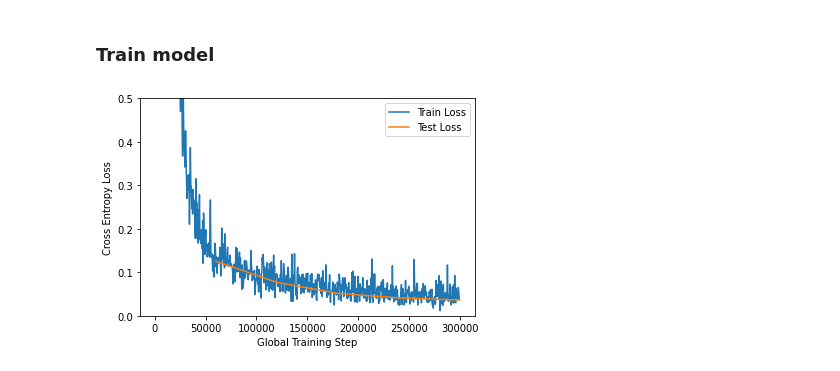
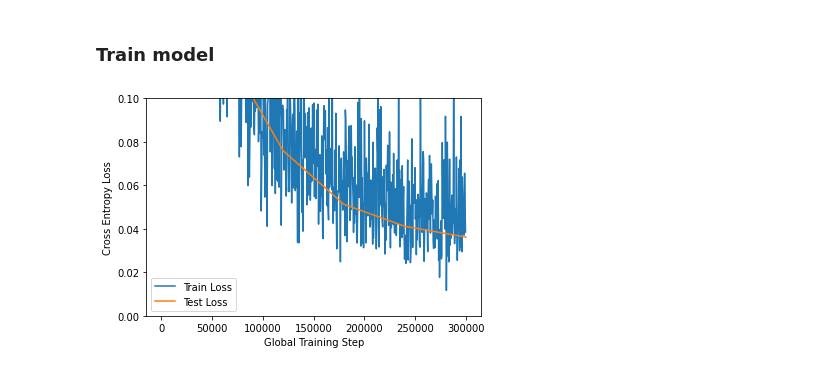
Before and after one commit to nicolobarboni/TDT4195-StarterCode, a Jupyter notebook: assignment2/task2.ipynb, the cells around one changed output. Cells and saved outputs as stored; diff of their text form; code cells hidden in the pictures.

```diff
--- a/assignment2/task2.ipynb
+++ b/assignment2/task2.ipynb
@@ -103,19 +93,19 @@ train_loss_dict, test_loss_dict = trainer.train(num_epochs)
 # %%
 # We can now plot the training loss with our utility script
 
 # Plot loss
 utils.plot_loss(train_loss_dict, label="Train Loss")
 utils.plot_loss(test_loss_dict, label="Test Loss")
 # Limit the y-axis of the plot (The range should not be increased!)
-plt.ylim([0, .5])
+plt.ylim([0, .1])
 plt.legend()
 plt.xlabel("Global Training Step")
 plt.ylabel("Cross Entropy Loss")
 plt.savefig(utils.image_output_dir.joinpath("task2a_plot.png"))
 plt.show()
 
 final_loss, final_acc = utils.compute_loss_and_accuracy(
     dataloader_test, model, loss_function)
 print(f"Final Test loss: {final_loss}. Final Test accuracy: {final_acc}")
 # %% [output]
-[figure, old version]
+[figure, new version]
```
Also changed, not shown: parts of 4 cells of this notebook, 3 other files.
